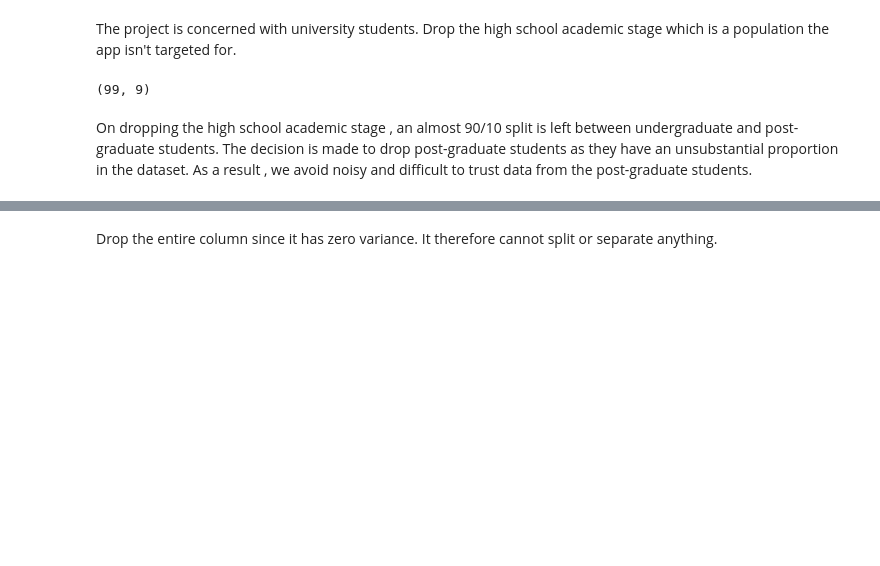
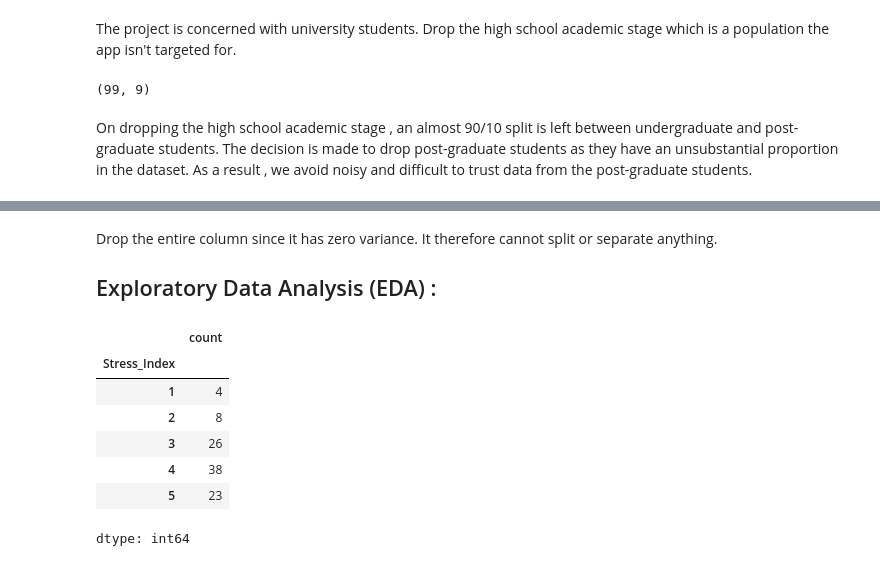
Before and after one commit to Seven8ight/AI_CAT_2, a Jupyter notebook: CAT_2.ipynb, the cells around one changed output, grey strips where cells are left out. Cells and saved outputs as stored; diff of their text form; code cells hidden in the pictures; blank space fills up the shorter version.

```diff
--- a/CAT_2.ipynb
+++ b/CAT_2.ipynb
@@ -203,2 +210,17 @@ df.shape
 # %% [markdown]
 Drop the entire column since it has zero variance. It therefore cannot split or separate anything.
+
+
+Exploratory Data Analysis (EDA) :
+---
+# %%
+df["Stress_Index"].value_counts().sort_index()
+# %% [output]
+|  | count |
+| Stress_Index |  |
+| 1 | 4 |
+| 2 | 8 |
+| 3 | 26 |
+| 4 | 38 |
+| 5 | 23 |
+dtype: int64
```
Also changed, not shown: parts of 10 cells of this notebook.
